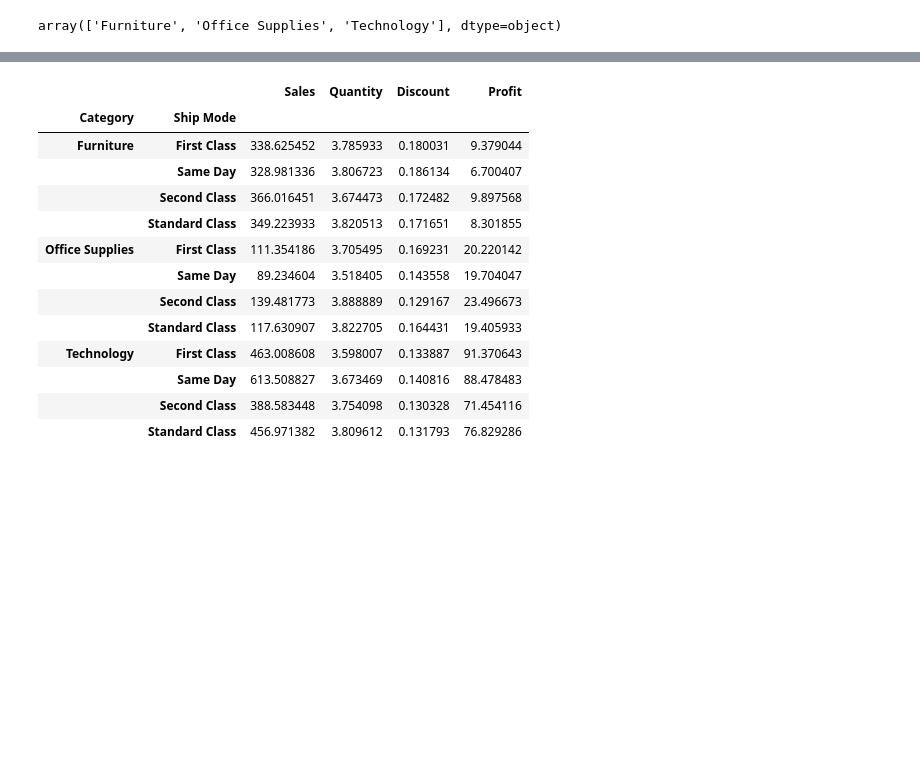
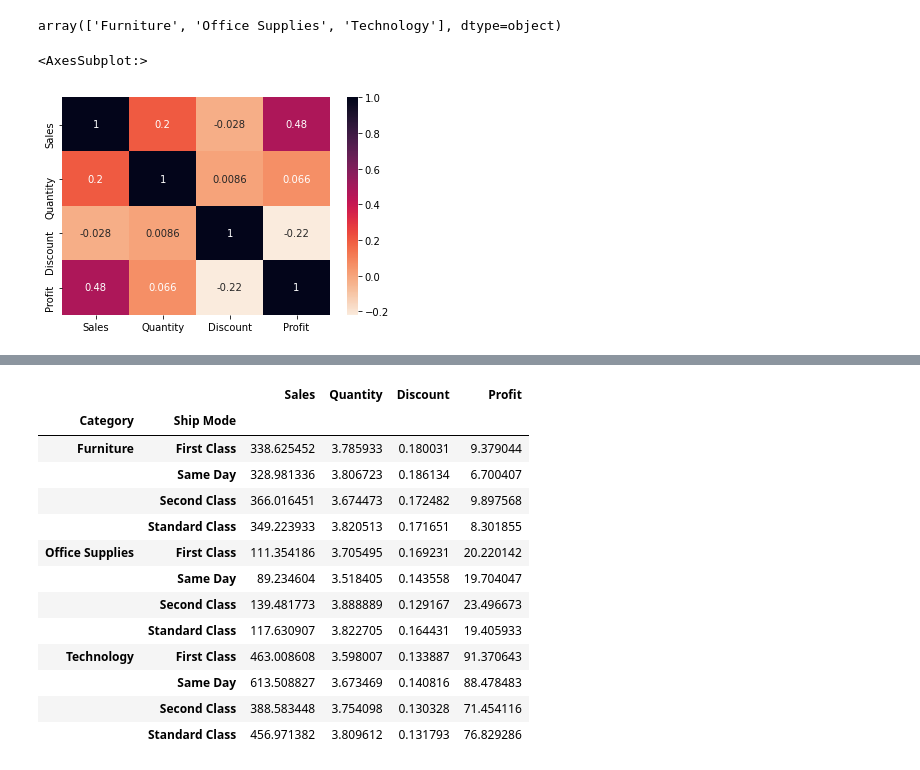
Before and after one commit to DhruvDarda/GRIP_intern_task, a Jupyter notebook: Task 3.ipynb, the cells around one changed output, grey strips where cells are left out. Saved outputs shown, nothing was run; the diff lists cells and outputs as text; code cells hidden in the pictures; blank space fills up the shorter version.

```diff
--- a/Task 3.ipynb
+++ b/Task 3.ipynb
@@ -56,3 +101,8 @@ array(['Second Class', 'Standard Class', 'First Class', 'Same Day'],
 df.Category.unique()
 # %% [output]
 array(['Furniture', 'Office Supplies', 'Technology'], dtype=object)
+# %%
+sns.heatmap(df.corr(),cmap='rocket_r',annot=True)
+# %% [output]
+<AxesSubplot:>
+[figure, added]
```
Also changed, not shown: parts of 15 cells of this notebook, 3 other files.
